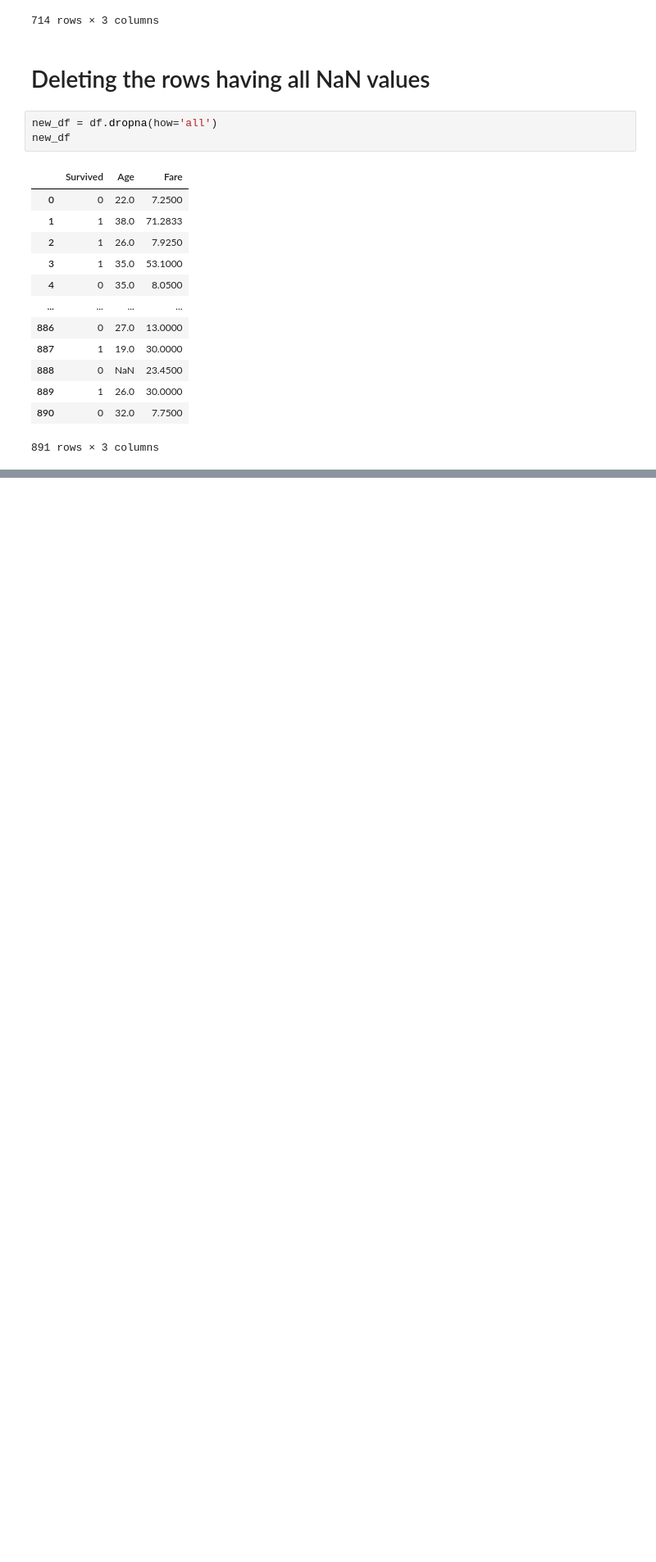
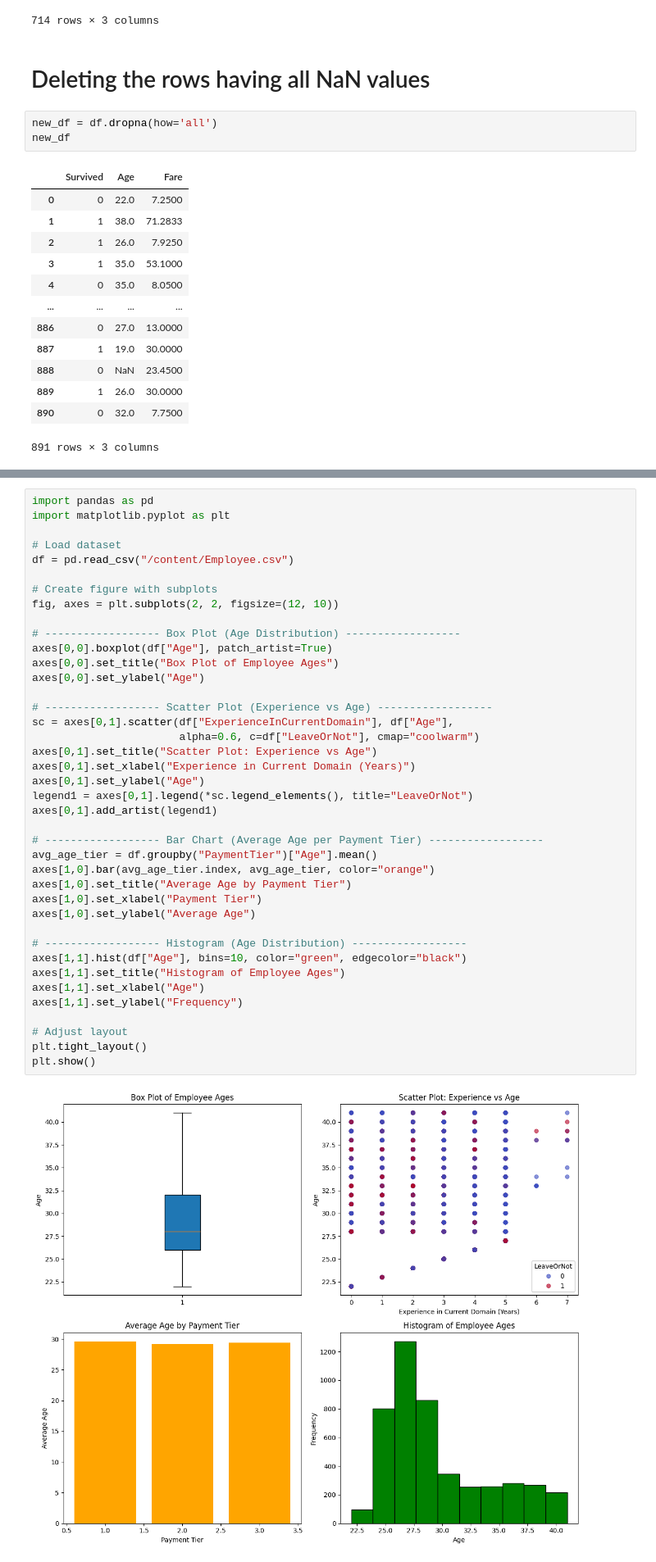
Before and after one commit to prateek14062005/Jack, a Jupyter notebook: AI_prateek_.ipynb, the cells around one changed output, grey strips where cells are left out. Shown at 82% size. Saved outputs shown, nothing was run; the diff lists cells and outputs as text; blank space fills up the shorter version.

```diff
--- a/AI_prateek_.ipynb
+++ b/AI_prateek_.ipynb
@@ -2312,0 +2366,42 @@ new_df
+# %%
+import pandas as pd
+import matplotlib.pyplot as plt
+
+# Load dataset
+df = pd.read_csv("/content/Employee.csv")
+
+# Create figure with subplots
+fig, axes = plt.subplots(2, 2, figsize=(12, 10))
+
+# ------------------ Box Plot (Age Distribution) ------------------
+axes[0,0].boxplot(df["Age"], patch_artist=True)
+axes[0,0].set_title("Box Plot of Employee Ages")
+axes[0,0].set_ylabel("Age")
+
+# ------------------ Scatter Plot (Experience vs Age) ------------------
+sc = axes[0,1].scatter(df["ExperienceInCurrentDomain"], df["Age"],
+                       alpha=0.6, c=df["LeaveOrNot"], cmap="coolwarm")
+axes[0,1].set_title("Scatter Plot: Experience vs Age")
+axes[0,1].set_xlabel("Experience in Current Domain (Years)")
+axes[0,1].set_ylabel("Age")
+legend1 = axes[0,1].legend(*sc.legend_elements(), title="LeaveOrNot")
+axes[0,1].add_artist(legend1)
+
+# ------------------ Bar Chart (Average Age per Payment Tier) ------------------
+avg_age_tier = df.groupby("PaymentTier")["Age"].mean()
+axes[1,0].bar(avg_age_tier.index, avg_age_tier, color="orange")
+axes[1,0].set_title("Average Age by Payment Tier")
+axes[1,0].set_xlabel("Payment Tier")
+axes[1,0].set_ylabel("Average Age")
+
+# ------------------ Histogram (Age Distribution) ------------------
+axes[1,1].hist(df["Age"], bins=10, color="green", edgecolor="black")
+axes[1,1].set_title("Histogram of Employee Ages")
+axes[1,1].set_xlabel("Age")
+axes[1,1].set_ylabel("Frequency")
+
+# Adjust layout
+plt.tight_layout()
+plt.show()
+# %% [output]
+[figure, added]
```
Also changed, not shown: parts of 3 cells of this notebook.
